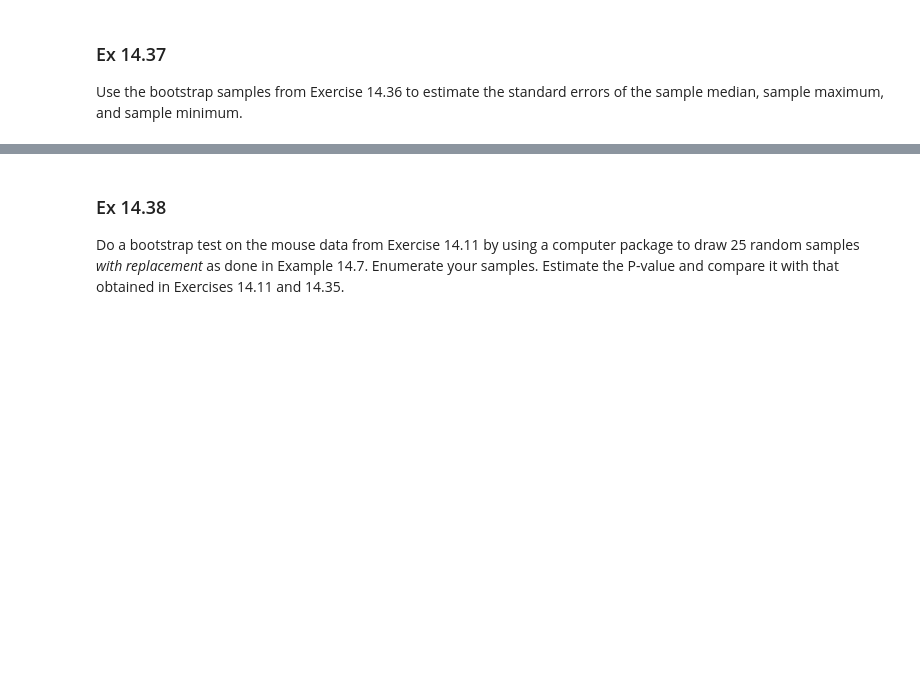
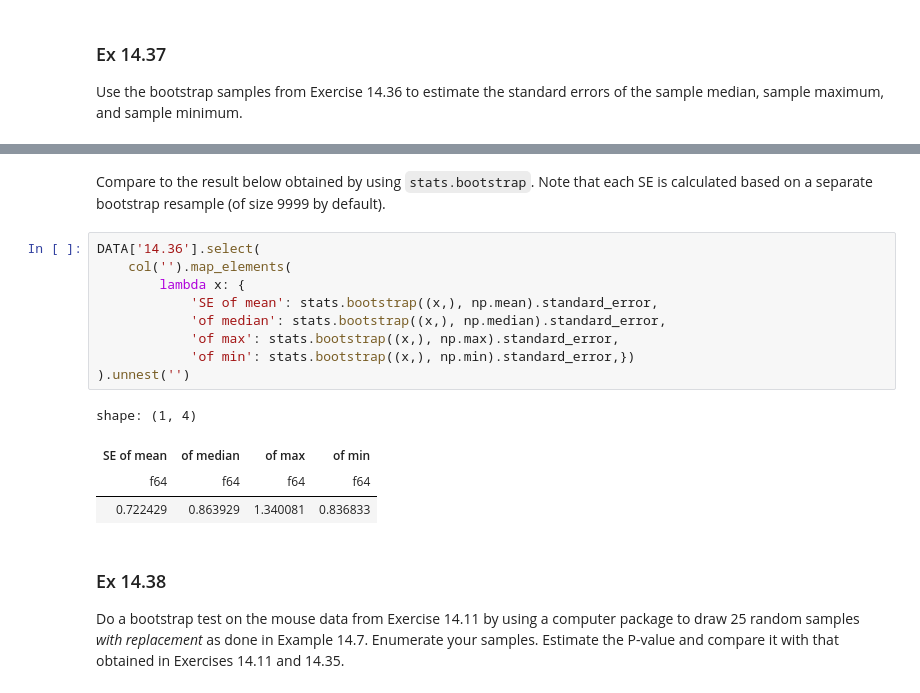
Before and after one commit to asterix314/SDAEI-Tamhane, a Jupyter notebook: ch14/ch14.ipynb, the cells around one changed output, grey strips where cells are left out. Saved outputs shown, nothing was run; the diff lists cells and outputs as text; blank space fills up the shorter version.

```diff
--- a/ch14/ch14.ipynb
+++ b/ch14/ch14.ipynb
@@ -505,3 +516,19 @@ Use the bootstrap samples from Exercise 14.36 to estimate the standard errors of
+# %% [markdown]
+Compare to the result below obtained by using `stats.bootstrap`. Note that each SE is calculated based on a separate bootstrap resample (of size 9999 by default).
+# %%
+DATA['14.36'].select(
+    col('').map_elements(
+        lambda x: {
+            'SE of mean': stats.bootstrap((x,), np.mean).standard_error,
+            'of median': stats.bootstrap((x,), np.median).standard_error,
+            'of max': stats.bootstrap((x,), np.max).standard_error,
+            'of min': stats.bootstrap((x,), np.min).standard_error,})
+).unnest('')
+# %% [output]
+shape: (1, 4)
+| SE of mean | of median | of max | of min |
+| f64 | f64 | f64 | f64 |
+| 0.722429 | 0.863929 | 1.340081 | 0.836833 |
 # %% [markdown]
 ### Ex 14.38
 
```
Also changed, not shown: parts of 3 cells of this notebook.
